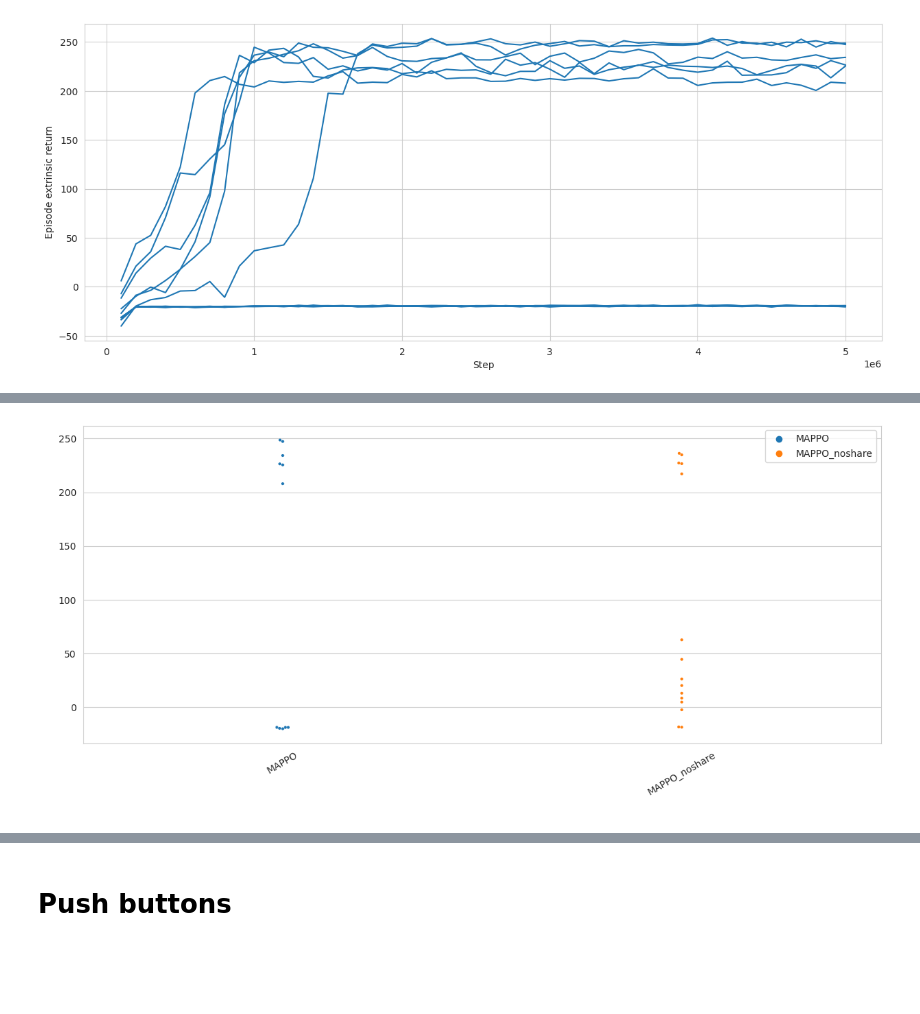
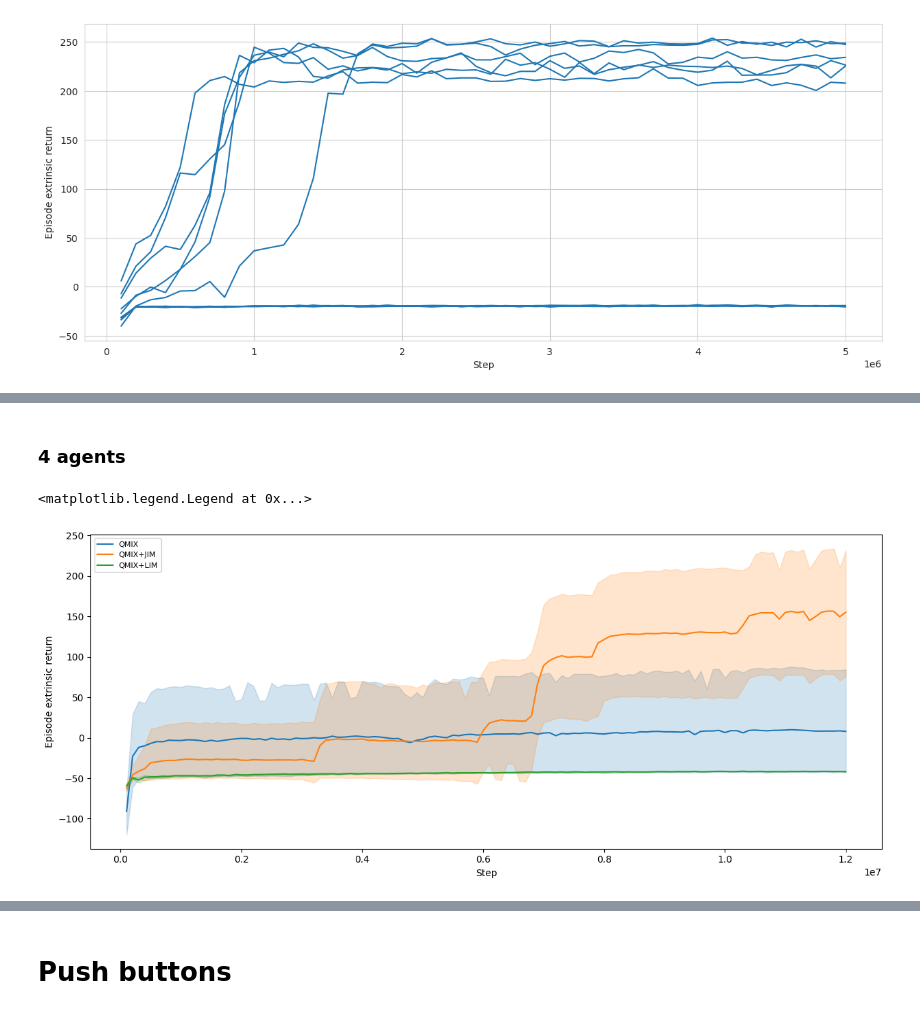
Before and after one commit to Maxtoq/MADRL-PhD-Thesis-Code, a Jupyter notebook: results/JIM Paper graphs.ipynb, the cells around one changed output, grey strips where cells are left out. Saved outputs shown, nothing was run; the diff lists cells and outputs as text; code cells hidden in the pictures; blank space fills up the shorter version.

```diff
--- a/results/JIM Paper graphs.ipynb
+++ b/results/JIM Paper graphs.ipynb
@@ -255,24 +248,0 @@ plot_runs(ro30, y="Episode extrinsic return",
-# %%
-qmix_30 = load_data_files(
-    "../models/rel_overgen/qmix_4030/train_data/",
-    name="qmix")
-ro30 = [
-    mov_avg(qmix_30, max_steps=5000000, step_range=100000, n_runs=15)]
-
-qmix_40 = load_data_files(
-    "../models/rel_overgen/qmix_4040/train_data/",
-    name="qmix")
-ro40 = [
-    mov_avg(qmix_40, max_steps=5000000, step_range=100000, n_runs=15)]
-
-qmix_50 = load_data_files(
-    "../models/rel_overgen/qmix_4050/train_data/",
-    name="qmix")
-ro50 = [
-    mov_avg(qmix_50, max_steps=5000000, step_range=100000, n_runs=15)]
-
-sns.set_style("whitegrid")
-fig, (ax1, ax2, ax3) = plt.subplots(1, 3, sharey=True, figsize=(15,3))
-plot_runs(ro30, ax=ax1, y="Episode extrinsic return", names=["QMIX"])
-plot_runs(ro40, ax=ax2, y="Episode extrinsic return", names=["QMIX"])
-plot_runs(ro50, ax=ax3, y="Episode extrinsic return", names=["QMIX"])
@@ -333,14 +307,22 @@ load_avg_n_plot_indivruns([
-# %%
-mappo_30 = load_data_files(
-    "../models/rel_overgen/mappo_30/train_data/",
-    name="MAPPO")
-mappo_noshare_30 = load_data_files(
-    "../models/rel_overgen/mappo_noshare_30/train_data/",
-    name="MAPPO_noshare")
-mappo_30 = mov_avg(mappo_30, max_steps=5000000, step_range=100000, n_runs=11)
-mappo_noshare_30 = mov_avg(mappo_noshare_30, max_steps=5000000, step_range=100000, n_runs=15)
-
-ax = box_plot_runs([mappo_30, mappo_noshare_30], y="Episode return", ax_ylabel=" ", ax_xlabel=" ",
-              only_one_step=5000000, swarm=True)
-# %% [output]
-[figure, removed]
+# %% [markdown]
+### 4 agents
+# %%
+qmix = load_data_files(
+    "../models/rel_overgen/qmix_4a_40_09/train_data/",
+    name="QMIX")
+qmix_jim = load_data_files(
+    "../models/rel_overgen/qmix_4a_40_09_JIM/train_data/",
+    name="QMIX+JIM")
+qmix_lim = load_data_files(
+    "../models/rel_overgen/qmix_4a_40_09_LIM/train_data/",
+    name="QMIX+LIM")
+qmix4a = [
+    mov_avg(qmix, max_steps=12000000, step_range=100000, n_runs=11),
+    mov_avg(qmix_jim, max_steps=12000000, step_range=100000, n_runs=11),
+    mov_avg(qmix_lim, max_steps=12000000, step_range=100000, n_runs=11)]
+plot_runs(qmix4a, y="Episode extrinsic return", err="ci")#, ax_ylabel="Episode extrinsic return")
+          #size=(3, 2.3), loc="upper left", estim="median", err="ci")
+plt.legend(fontsize=8, loc="upper left")
+# %% [output]
+<matplotlib.legend.Legend at 0x...>
+[figure, added]
```
Also changed, not shown: parts of 12 cells of this notebook, 7 other files.
